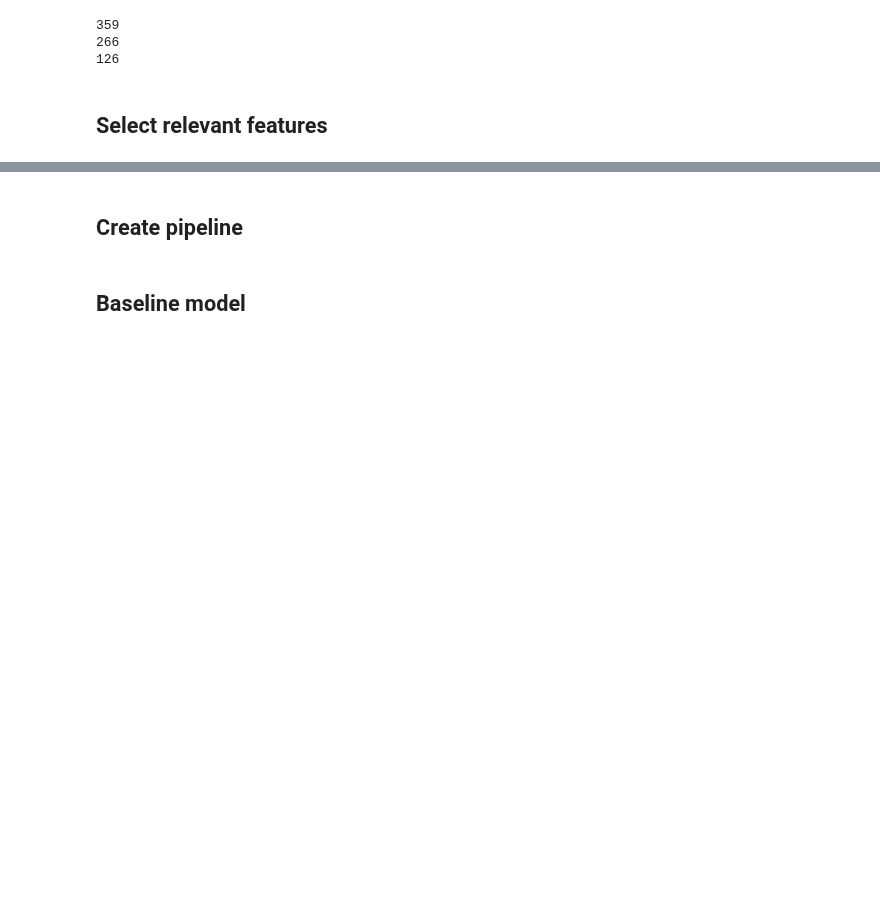
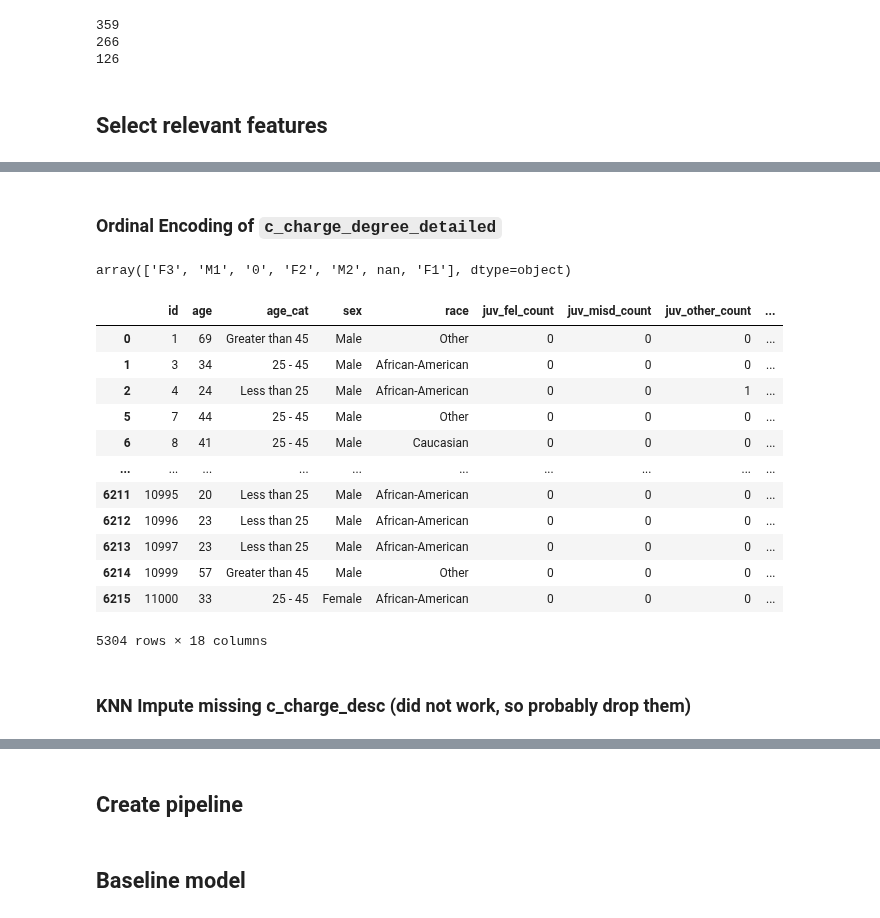
Before and after one commit to Heity94/Compas-recidivism-analysis, a Jupyter notebook: notebooks/Philipp/Logistic_Regression_Philipp.ipynb, the cells around one changed output, grey strips where cells are left out. Saved outputs shown, nothing was run; the diff lists cells and outputs as text; code cells hidden in the pictures; blank space fills up the shorter version.

```diff
--- a/notebooks/Philipp/Logistic_Regression_Philipp.ipynb
+++ b/notebooks/Philipp/Logistic_Regression_Philipp.ipynb
@@ -197,0 +238,2 @@ pd.read_csv("charges_labeled_c.csv")
+# %% [markdown]
+### Ordinal Encoding of  `c_charge_degree_detailed`
@@ -197,0 +242,37 @@ pd.read_csv("charges_labeled_c.csv")
+# %%
+#Check unique categories in charge_degree_detailed
+df_clean.c_charge_degree_detailed.unique()
+# %% [output]
+array(['F3', 'M1', '0', 'F2', 'M2', nan, 'F1'], dtype=object)
+# %%
+# define order for ordinal encoding (least drastic to most drastic charge)
+ord_c_charge_detail = [["0","M2","M1","F3","F2","F1"]]
+# %%
+encoder_ordinal = OrdinalEncoder(
+    categories=ord_c_charge_detail,
+    dtype= np.int64,
+    handle_unknown="use_encoded_value",
+    unknown_value=-1 # Considers unknown values as worse than "0"
+)
+# %%
+test = df_clean.copy()
+# %%
+test["c_charge_degree_detailed_enc"] = encoder_ordinal.fit_transform(test[["c_charge_degree_detailed"]])
+# %%
+test
+# %% [output]
+|  | id | age | age_cat | sex | race | juv_fel_count | juv_misd_count | juv_other_count | ... |
+| 0 | 1 | 69 | Greater than 45 | Male | Other | 0 | 0 | 0 | ... |
+| 1 | 3 | 34 | 25 - 45 | Male | African-American | 0 | 0 | 0 | ... |
+| 2 | 4 | 24 | Less than 25 | Male | African-American | 0 | 0 | 1 | ... |
+| 5 | 7 | 44 | 25 - 45 | Male | Other | 0 | 0 | 0 | ... |
+| 6 | 8 | 41 | 25 - 45 | Male | Caucasian | 0 | 0 | 0 | ... |
+| ... | ... | ... | ... | ... | ... | ... | ... | ... | ... |
+| 6211 | 10995 | 20 | Less than 25 | Male | African-American | 0 | 0 | 0 | ... |
+| 6212 | 10996 | 23 | Less than 25 | Male | African-American | 0 | 0 | 0 | ... |
+| 6213 | 10997 | 23 | Less than 25 | Male | African-American | 0 | 0 | 0 | ... |
+| 6214 | 10999 | 57 | Greater than 45 | Male | Other | 0 | 0 | 0 | ... |
+| 6215 | 11000 | 33 | 25 - 45 | Female | African-American | 0 | 0 | 0 | ... |
+5304 rows × 18 columns
+# %% [markdown]
+### KNN Impute missing c_charge_desc (did not work, so probably drop them)
```
Also changed, not shown: parts of 31 cells of this notebook, 5 other files.
